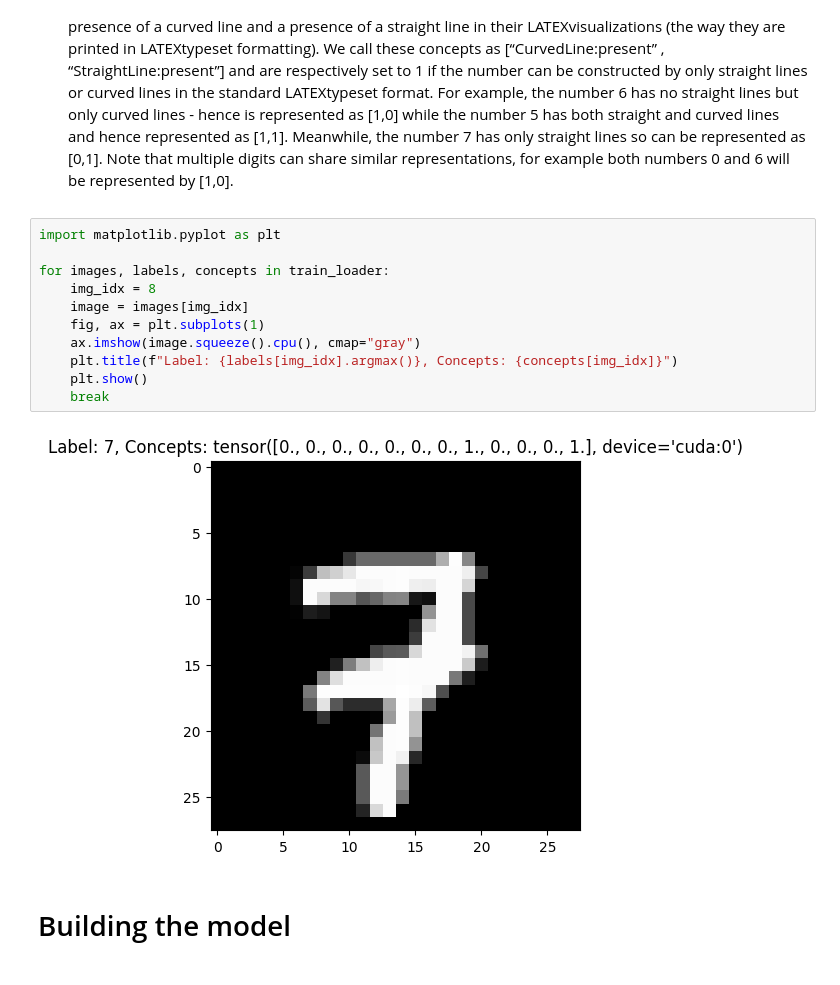
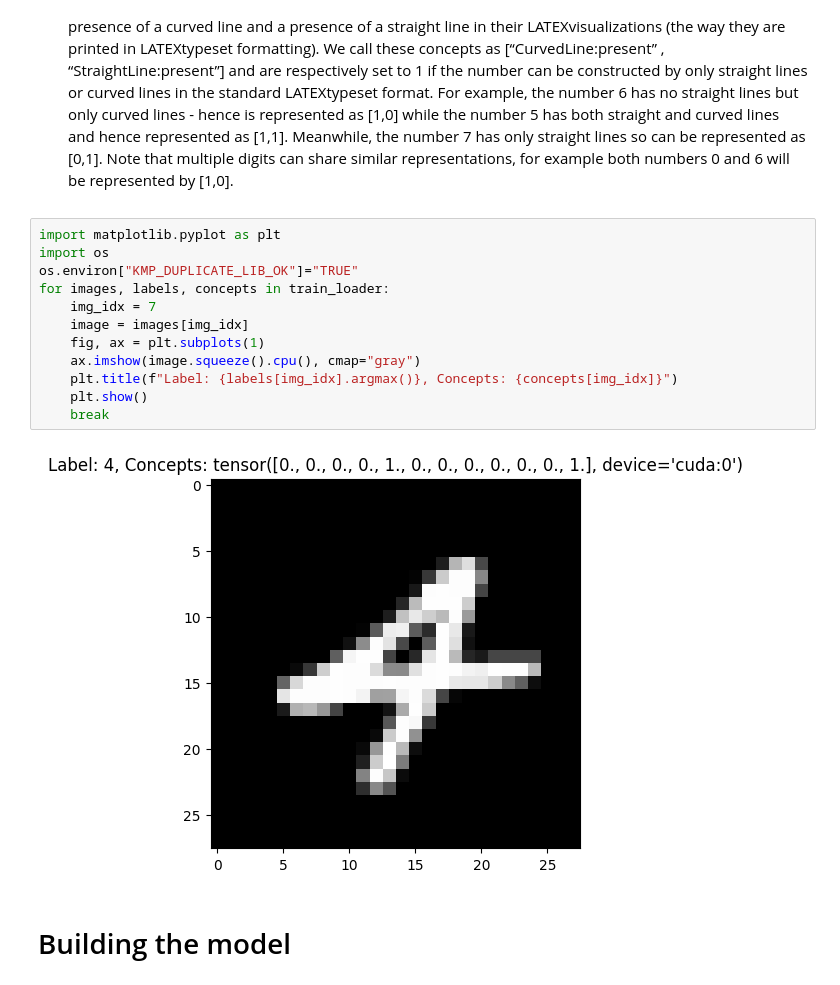
Before and after one commit to MohamedHamdy28/Exploring-the-Impact-of-Conceptual-Information-on-Neural-Network-Adversarial-Robustness, a Jupyter notebook: Concept_MNIST_Experiment.ipynb, the cells around one changed output. Saved outputs shown, nothing was run; the diff lists cells and outputs as text.

```diff
--- a/Concept_MNIST_Experiment.ipynb
+++ b/Concept_MNIST_Experiment.ipynb
@@ -121,17 +135,18 @@ digits can share similar representations, for example
 both numbers 0 and 6 will be represented by [1,0].
 # %%
 import matplotlib.pyplot as plt
-
+import os
+os.environ["KMP_DUPLICATE_LIB_OK"]="TRUE"
 for images, labels, concepts in train_loader:
-    img_idx = 8
+    img_idx = 7
     image = images[img_idx]
     fig, ax = plt.subplots(1)
     ax.imshow(image.squeeze().cpu(), cmap="gray")
     plt.title(f"Label: {labels[img_idx].argmax()}, Concepts: {concepts[img_idx]}")
     plt.show()
     break
 # %% [output]
-[figure, old version]
+[figure, new version]
 # %% [markdown]
 # Building the model
 # %% [markdown]
```
Also changed, not shown: parts of 43 cells of this notebook, 2 other files.
